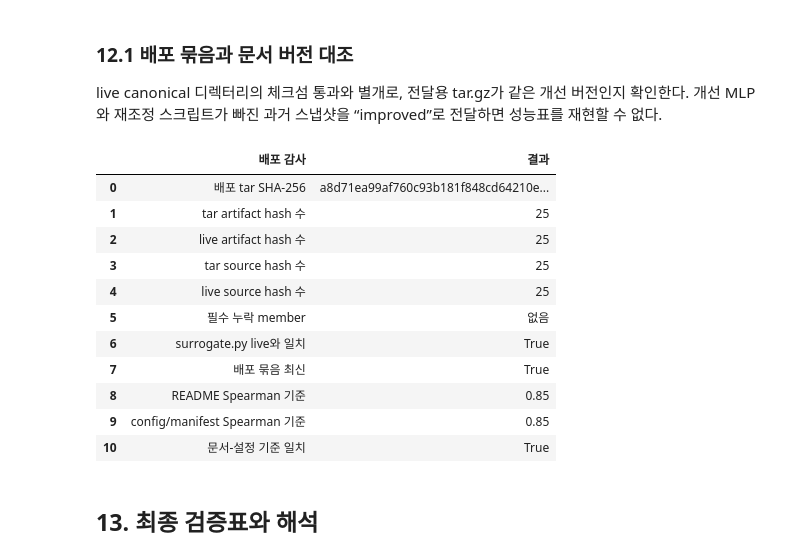
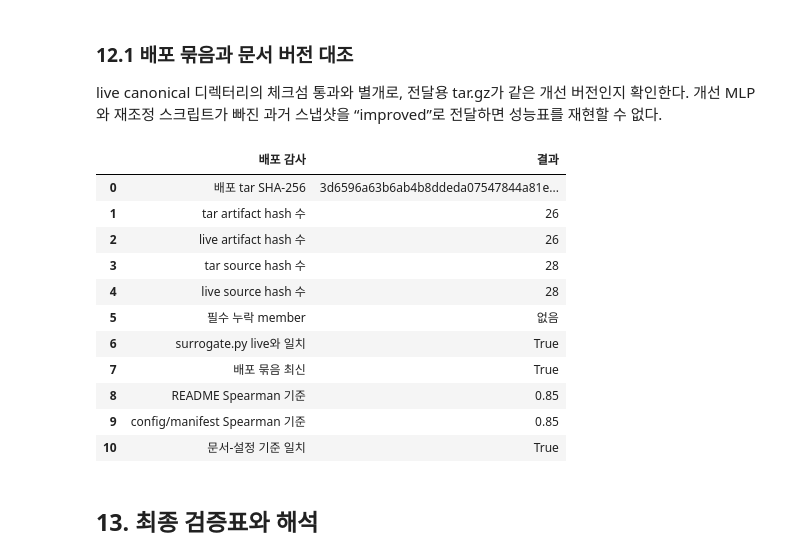
Before and after one commit to monitor5/Planning, a Jupyter notebook: modeling/notebooks/14_rewritten_model_revalidation.ipynb, the cells around one changed output. Cells and saved outputs as stored; diff of their text form; code cells hidden in the pictures.

```diff
--- a/modeling/notebooks/14_rewritten_model_revalidation.ipynb
+++ b/modeling/notebooks/14_rewritten_model_revalidation.ipynb
@@ -1140,7 +1955,10 @@ import tarfile
 
 archive_path = MODELING / "artifacts" / "elder_guardian_model_run_20260727_improved.tar.gz"
 required_archive_members = {
+    "modeling/GNN_MODEL_CARD.md",
+    "modeling/scripts/predict_gnn.py",
     "modeling/scripts/retune_surrogate.py",
+    "modeling/artifacts/run_20260727_improved/gnn_deployment_contract.json",
     "modeling/artifacts/run_20260727_improved/mlp_surrogate.pt",
     "modeling/artifacts/run_20260727_improved/surrogate_ensemble.json",
     "modeling/artifacts/run_20260727_improved/surrogate_improvement.json",
@@ -1170,38 +1988,38 @@ archive_current = (
 
 readme_text = (MODELING / "README.md").read_text(encoding="utf-8")
 readme_spearman_match = re.search(
     r"Spearman[^0-9]*([0-9]+\.[0-9]+)", readme_text
 )
 readme_spearman = (
     float(readme_spearman_match.group(1)) if readme_spearman_match else float("nan")
 )
 configured_spearman = float(thresholds["min_spearman"])
 
 display(
     pd.DataFrame(
         [
             ("배포 tar SHA-256", sha256_file(archive_path)),
             ("tar artifact hash 수", len(archived_manifest["artifact_hashes"])),
             ("live artifact hash 수", len(manifest["artifact_hashes"])),
             ("tar source hash 수", len(archived_manifest["sources"]["modeling_code_hashes"])),
             ("live source hash 수", len(manifest["sources"]["modeling_code_hashes"])),
             ("필수 누락 member", ", ".join(missing_archive_members) or "없음"),
             ("surrogate.py live와 일치", archived_surrogate_hash == live_surrogate_hash),
             ("배포 묶음 최신", archive_current),
             ("README Spearman 기준", readme_spearman),
             ("config/manifest Spearman 기준", configured_spearman),
             ("문서-설정 기준 일치", np.isclose(readme_spearman, configured_spearman)),
         ],
         columns=["배포 감사", "결과"],
     )
 )
 # %% [output]
 |  | 배포 감사 | 결과 |
-| 0 | 배포 tar SHA-256 | a8d71ea99af760c93b181f848cd64210e... |
-| 1 | tar artifact hash 수 | 25 |
-| 2 | live artifact hash 수 | 25 |
-| 3 | tar source hash 수 | 25 |
-| 4 | live source hash 수 | 25 |
+| 0 | 배포 tar SHA-256 | 3d6596a63b6ab4b8ddeda07547844a81e... |
+| 1 | tar artifact hash 수 | 26 |
+| 2 | live artifact hash 수 | 26 |
+| 3 | tar source hash 수 | 28 |
+| 4 | live source hash 수 | 28 |
 | 5 | 필수 누락 member | 없음 |
 | 6 | surrogate.py live와 일치 | True |
 | 7 | 배포 묶음 최신 | True |
```
Also changed, not shown: parts of 11 cells of this notebook, 13 other files.
